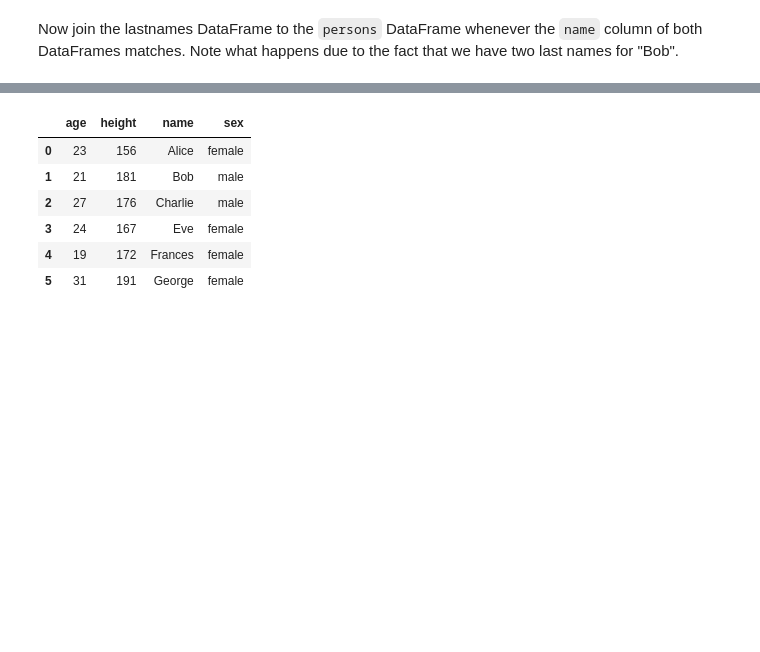
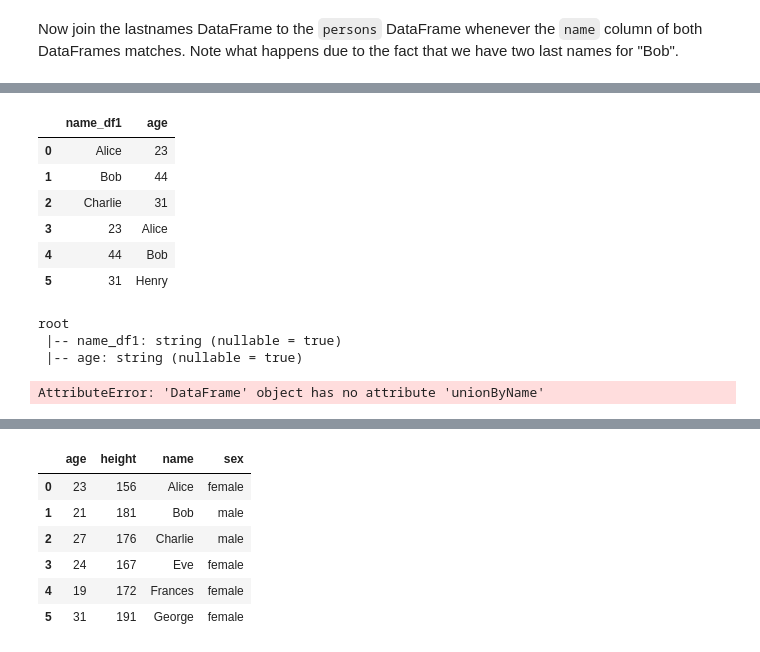
Before and after one commit to dimajix/spark-training, a Jupyter notebook: spark-python/jupyter-pyspark/PySpark DataFrame Full.ipynb, the cells around one changed output, grey strips where cells are left out. Saved outputs shown, nothing was run; the diff lists cells and outputs as text; code cells hidden in the pictures; blank space fills up the shorter version.

```diff
--- a/spark-python/jupyter-pyspark/PySpark DataFrame Full.ipynb
+++ b/spark-python/jupyter-pyspark/PySpark DataFrame Full.ipynb
@@ -634,0 +683,28 @@ Now join the lastnames DataFrame to the `persons` DataFrame whenever the `name`
+# %%
+df3 = spark.createDataFrame([
+    [23, 'Alice'],
+    [44, 'Bob'],
+    [31, 'Henry']
+], ["age", "name"])
+# %%
+result = df1.union(df3)
+result.toPandas()
+# %% [output]
+|  | name_df1 | age |
+| 0 | Alice | 23 |
+| 1 | Bob | 44 |
+| 2 | Charlie | 31 |
+| 3 | 23 | Alice |
+| 4 | 44 | Bob |
+| 5 | 31 | Henry |
+# %%
+result.printSchema()
+# %% [output]
+root
+ |-- name_df1: string (nullable = true)
+ |-- age: string (nullable = true)
+# %%
+result = df1.unionByName(df3)
+result.toPandas()
+# %% [output]
+AttributeError: 'DataFrame' object has no attribute 'unionByName'
```
Also changed, not shown: parts of 25 cells of this notebook, 2 other files.
